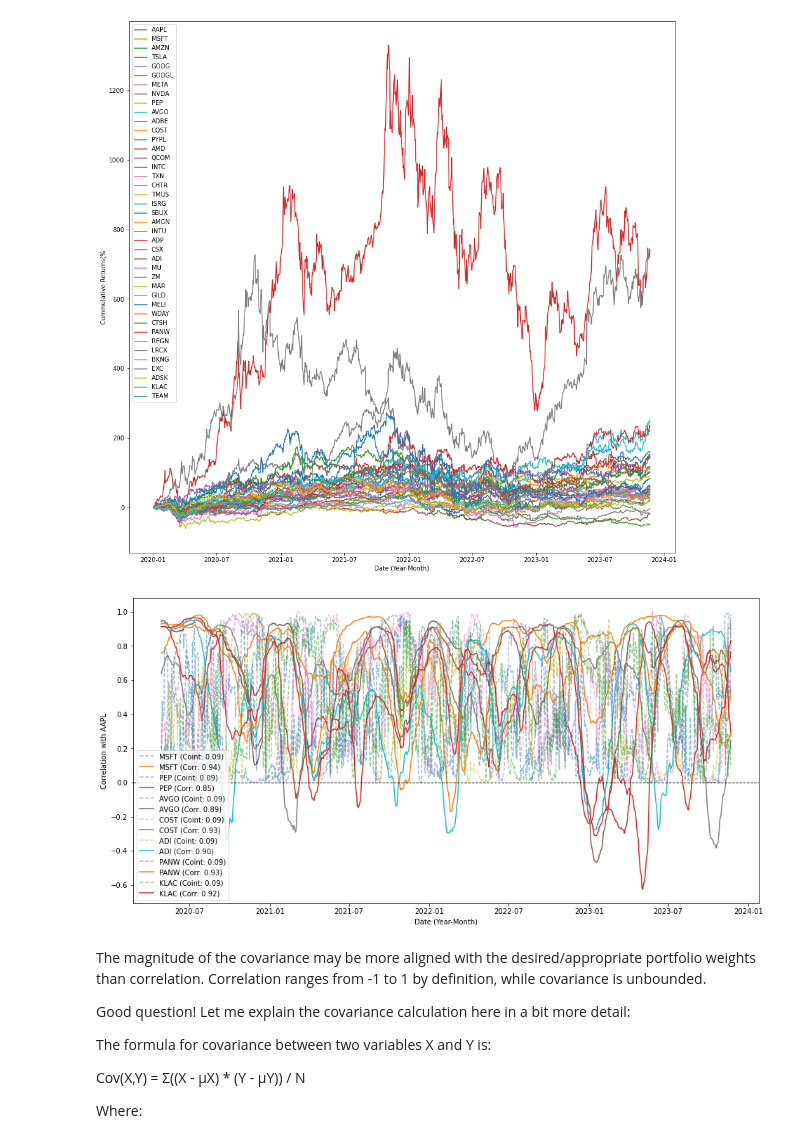
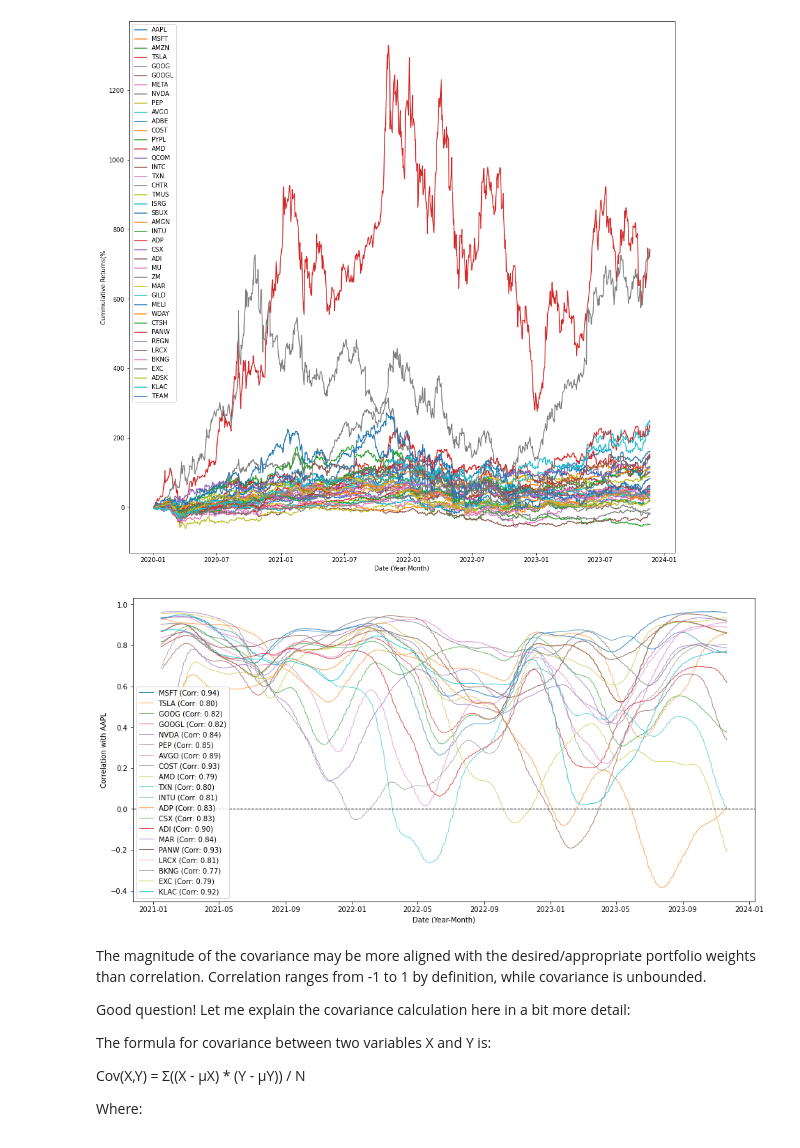
Before and after one commit to adamd1985/quant_research, a Jupyter notebook: startarb-quant.ipynb, the cells around one changed output. Drawn from its saved outputs; the diff is of its cells as text; code cells hidden in the pictures.

```diff
--- a/startarb-quant.ipynb
+++ b/startarb-quant.ipynb
@@ -99,14 +99,14 @@ tickers = [
     "TEAM",
 ]
 tickers_df = load_ticker_prices_ts_df(tickers, START_DATE, END_DATE)
-graph_df = tickers_df.dropna(axis=1).pct_change().dropna()  # first % is NaN
+tickers_rets_df = tickers_df.dropna(axis=1).pct_change().dropna()  # first % is NaN
 
 # 1+ to allow the cumulative product of returns over time, and -1 to remove it at the end.
-graph_df = (1 + graph_df).cumprod() - 1
+tickers_rets_df = (1 + tickers_rets_df).cumprod() - 1
 
 plt.figure(figsize=(16, 16))
-for ticker in graph_df.columns:
-    plt.plot(graph_df.index, graph_df[ticker] * 100.0, label=ticker)
+for ticker in tickers_rets_df.columns:
+    plt.plot(tickers_rets_df.index, tickers_rets_df[ticker] * 100.0, label=ticker)
 
 plt.xlabel("Date (Year-Month)")
 plt.ylabel("Cummulative Returns(%")
@@ -115,51 +115,41 @@ plt.show()
 # %% [output]
 [figure]
 # %%
-import statsmodels
-from statsmodels.tsa.stattools import coint
-
 TARGET = "AAPL"
-MA_WINDOW = 20
-ARB_WINDOW = 80
-
+MA_WINDOW = 24
+ARB_WINDOW = MA_WINDOW * 10
 plt.figure(figsize=(16, 8))
 
 corr_ticks = []
+LEADS = []
 
 for ticker in tickers:
     if ticker == TARGET:
         continue
-    correlation = graph_df[ticker].corr(graph_df[TARGET])
-    if abs(correlation) < 0.85:
+    correlation = tickers_df[ticker].corr(tickers_df[TARGET])
+    if abs(correlation) < 0.75:
         continue
 
-    p_values = [
-        coint(
-            graph_df[ticker].iloc[i - ARB_WINDOW + 1 : i + 1],
-            graph_df[TARGET].iloc[i - ARB_WINDOW + 1 : i + 1],
-        )[1]
-        for i in range(ARB_WINDOW - 1, len(graph_df))
-    ]
+    LEADS.append(ticker)
+
+    corr_ts = tickers_df[ticker].rolling(ARB_WINDOW).corr(tickers_df[TARGET])
     plt.plot(
-        graph_df.index[ARB_WINDOW - 1 :],
-        p_values,
-        label=f"{ticker} (Coint: {p:.2f})",
-        linestyle="--",
-        alpha=0.5,
+        tickers_df.index,
+        corr_ts.rolling(MA_WINDOW).mean(),
+        label=f"{ticker} (Corr: {correlation:.2f})",
+        alpha=correlation,
+        linewidth=correlation,
     )
-    corr_ts = graph_df[ticker].rolling(ARB_WINDOW).corr(graph_df[TARGET])
-    plt.plot(graph_df.index, corr_ts, label=f"{ticker} (Corr: {correlation:.2f})")
     corr_ticks.append(ticker)
 
-plt.axhline(
-    0, color="black", linestyle="--", linewidth=1
-)  # Add a horizontal line at correlation 0
+plt.axhline(y=0, color="k", linestyle="--", linewidth=1)
+
 plt.xlabel("Date (Year-Month)")
 plt.ylabel("Correlation with AAPL")
 plt.legend()
 plt.show()
 # %% [output]
-[figure, old version]
+[figure, new version]
 # %% [markdown]
 The magnitude of the covariance may be more aligned with the desired/appropriate portfolio weights than correlation. Correlation ranges from -1 to 1 by definition, while covariance is unbounded.
 
```
Also changed, not shown: parts of 14 cells of this notebook, 1 other file.
